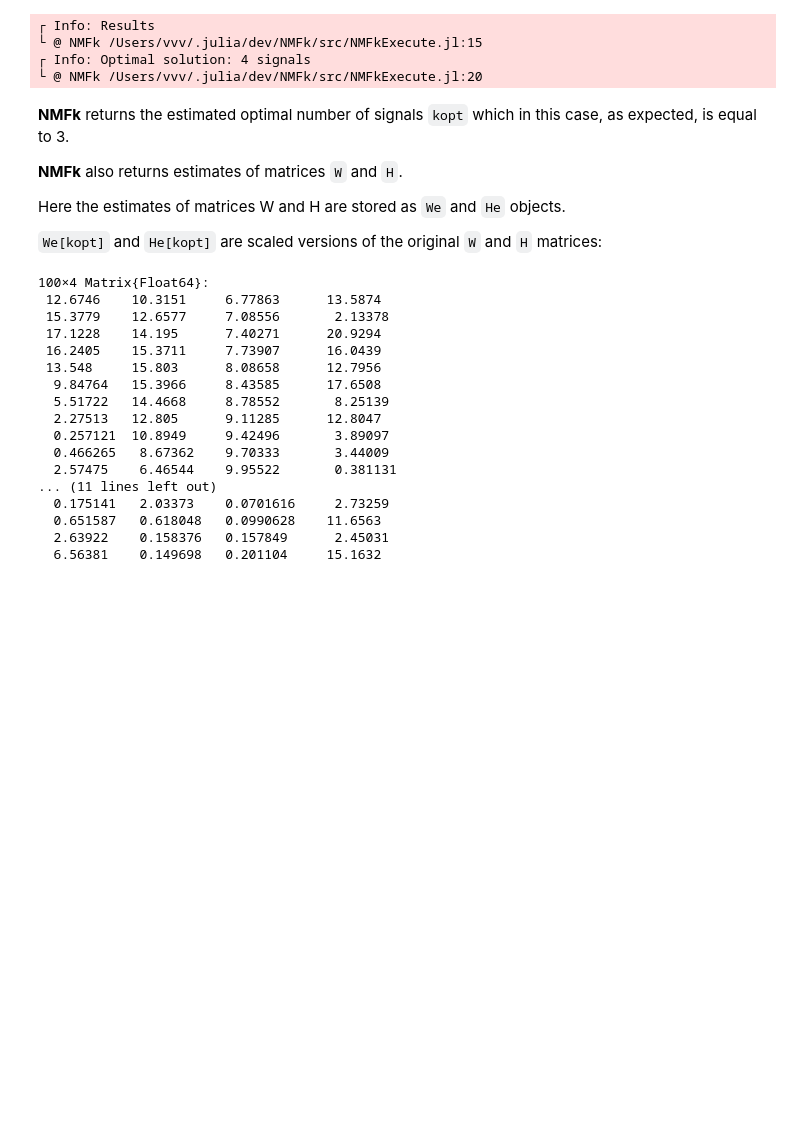
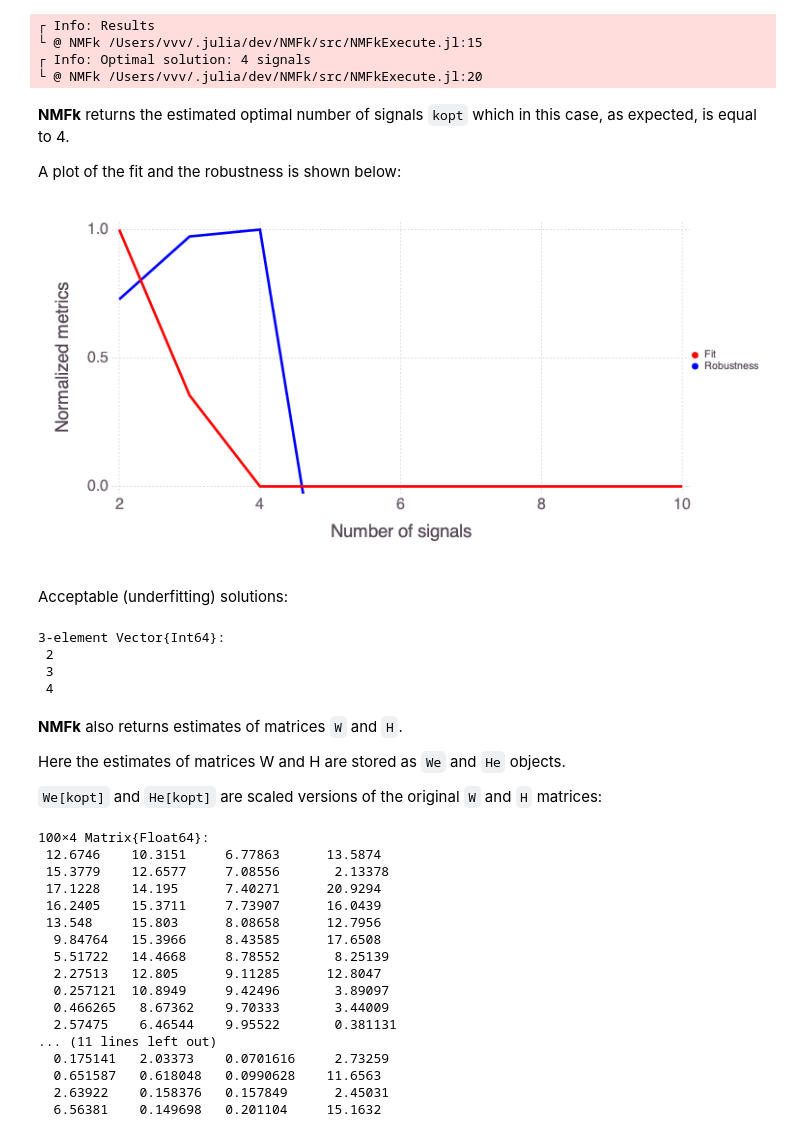
Before and after one commit to SmartTensors/NMFk.jl, a Jupyter notebook: notebooks/feature_extraction/feature_extraction.ipynb, the cells around one changed output. Drawn from its saved outputs; the diff is of its cells as text; code cells hidden in the pictures; blank space fills up the shorter version.

```diff
--- a/notebooks/feature_extraction/feature_extraction.ipynb
+++ b/notebooks/feature_extraction/feature_extraction.ipynb
@@ -150,9 +150,24 @@ Signals: 10 Fit:  0.004088862 Silhouette:   -0.4626647 AIC:    -10207.24
 └ @ NMFk /Users/vvv/.julia/dev/NMFk/src/NMFkExecute.jl:15
 ┌ Info: Optimal solution: 4 signals
 └ @ NMFk /Users/vvv/.julia/dev/NMFk/src/NMFkExecute.jl:20
+# %% [markdown]
+**NMFk** returns the estimated optimal number of signals `kopt` which in this case, as expected, is equal to 4.
+
+A plot of the fit and the robustness is shown below:
+# %%
+NMFk.plot_feature_selecton(nkrange, fitquality, robustness)
+# %% [output]
+[figure, added]
+# %% [markdown]
+Acceptable (underfitting) solutions:
+# %%
+NMFk.getks(nkrange, robustness[nkrange])
+# %% [output]
+3-element Vector{Int64}:
+ 2
+ 3
+ 4
 # %% [markdown]
-**NMFk** returns the estimated optimal number of signals `kopt` which in this case, as expected, is equal to 3.
-
 **NMFk** also returns estimates of matrices `W` and `H`.
 
 Here the estimates of matrices W and H are stored as `We` and `He` objects.
```
Also changed, not shown: 46 other files.
